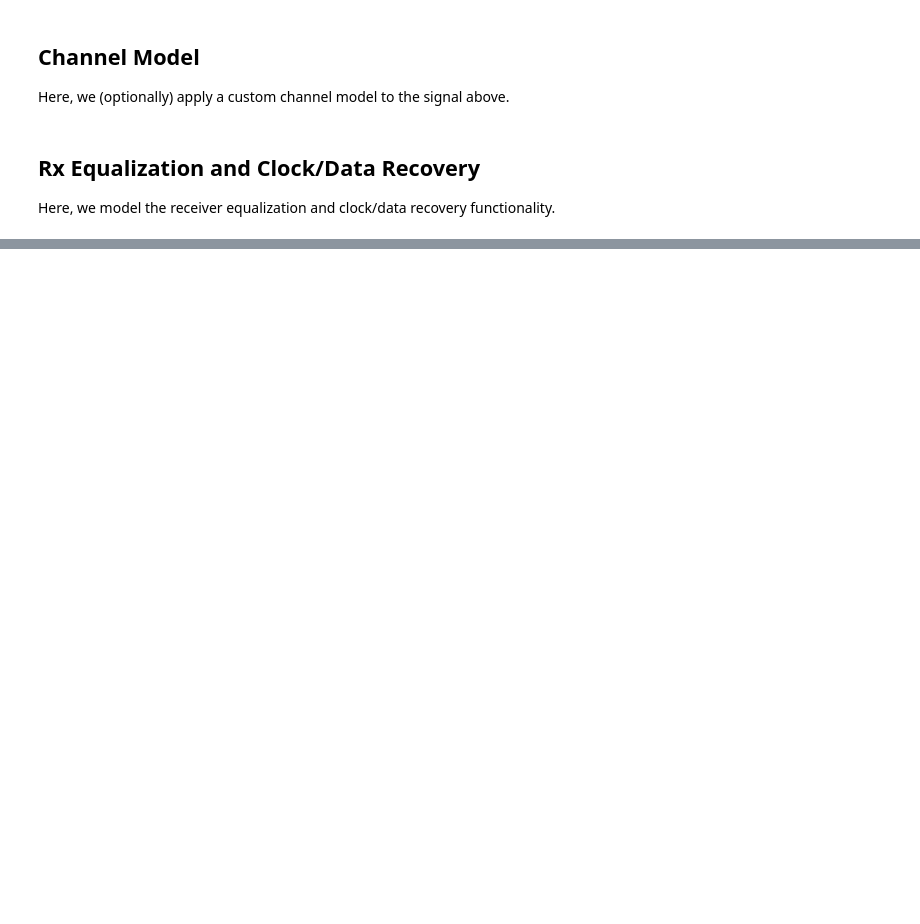
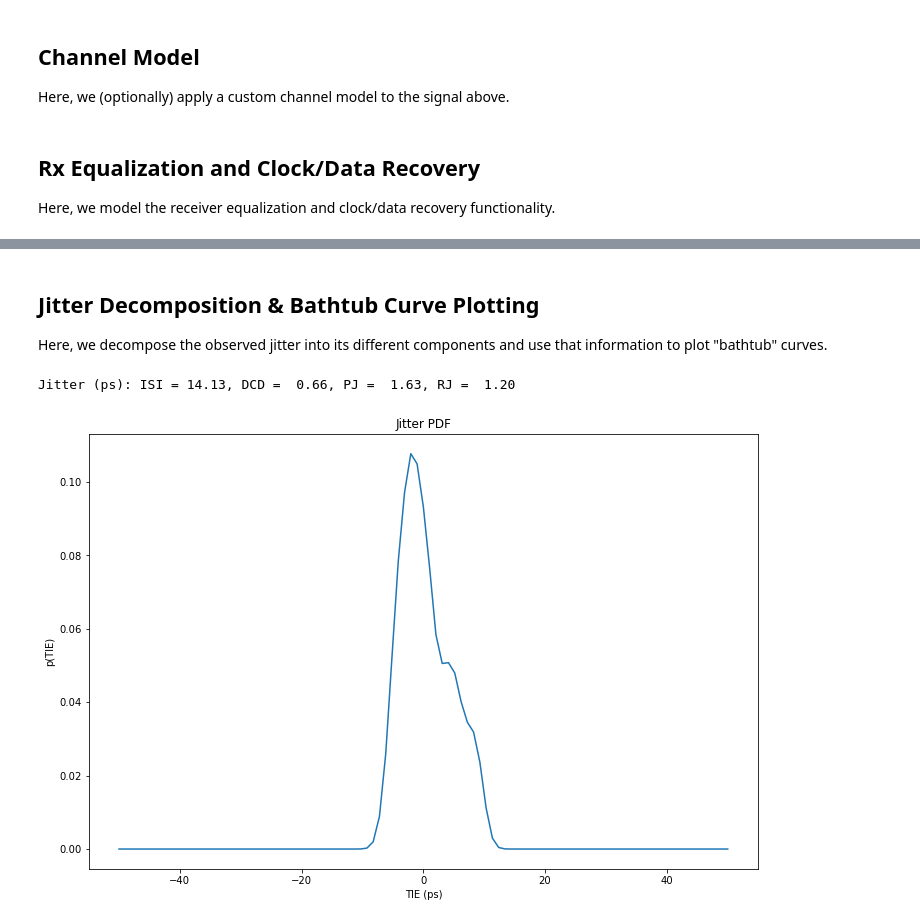
Before and after one commit to capn-freako/PyBERT, a Jupyter notebook: misc/PyBERTasLibrary.ipynb, the cells around one changed output, grey strips where cells are left out. Drawn from its saved outputs; the diff is of its cells as text; code cells hidden in the pictures; blank space fills up the shorter version.

```diff
--- a/misc/PyBERTasLibrary.ipynb
+++ b/misc/PyBERTasLibrary.ipynb
@@ -217,0 +232,31 @@ Output parameters: b'(example_rx\n)\n'
+# %% [markdown]
+## Jitter Decomposition & Bathtub Curve Plotting
+
+Here, we decompose the observed jitter into its different components and use that information to plot "bathtub" curves.
+# %%
+ideal_xings  = find_crossings(t, myPyBERT.tx_out)
+actual_xings = find_crossings(t, rx_out)
+(   jitter,
+    t_jitter,
+    isi,
+    dcd,
+    pj,
+    rj,
+    jitter_ext,
+    thresh,
+    jitter_spectrum,
+    jitter_ind_spectrum,
+    spectrum_freqs,
+    hist,
+    hist_synth,
+    bin_centers,
+) = calc_jitter(ui, eye_bits, myPyBERT.pattern_len, ideal_xings, actual_xings)
+print(f"Jitter (ps): ISI = {isi*1e12:5.2f}, DCD = {dcd*1e12:5.2f}, PJ = {pj*1e12:5.2f}, RJ = {rj*1e12:5.2f}")
+plt.plot(np.array(bin_centers) * 1e12, hist_synth)
+plt.title("Jitter PDF")
+plt.xlabel("TIE (ps)")
+plt.ylabel("p(TIE)")
+plt.show()
+# %% [output]
+Jitter (ps): ISI = 14.13, DCD =  0.66, PJ =  1.63, RJ =  1.20
+[figure, added]
```
Also changed, not shown: parts of 6 cells of this notebook, 4 other files.
